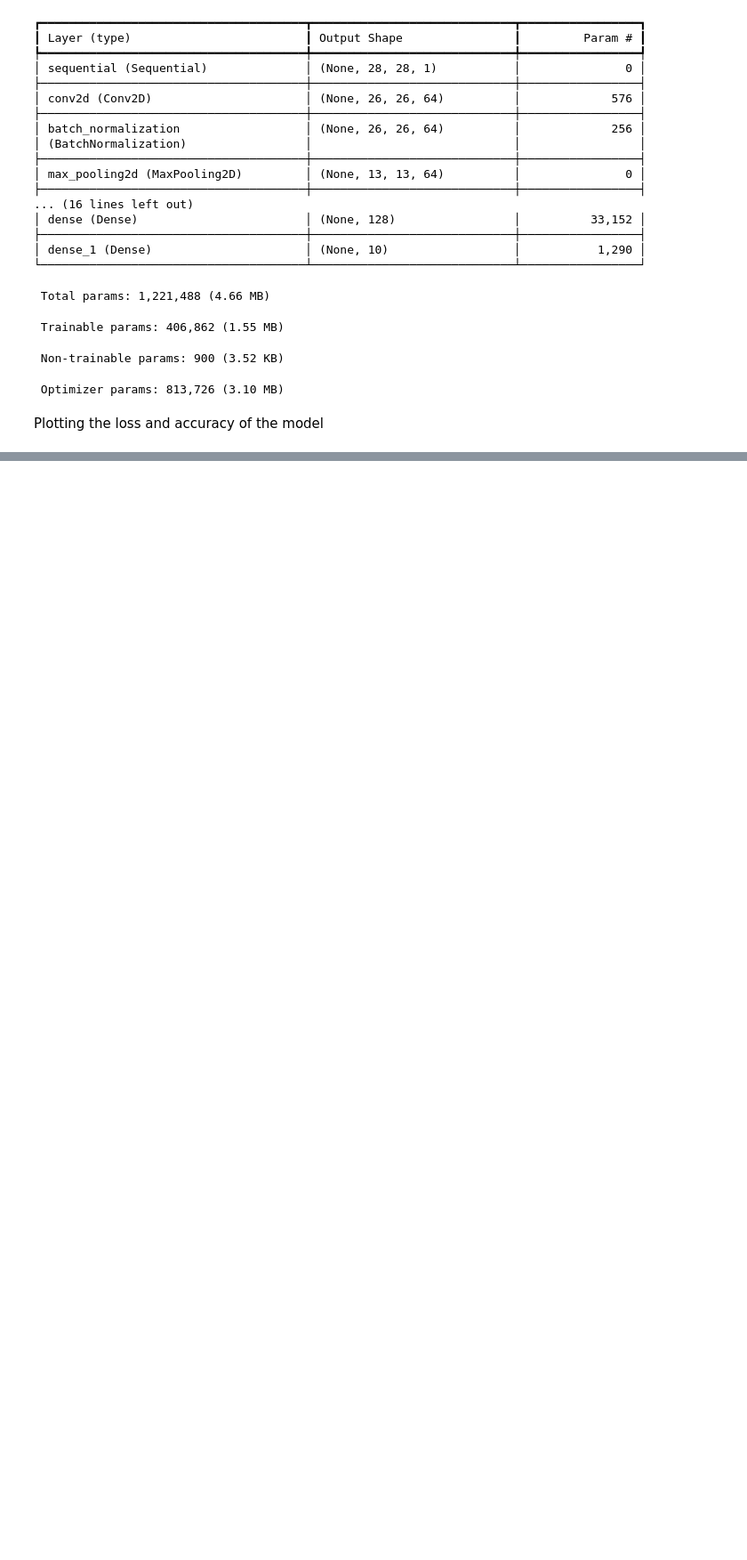
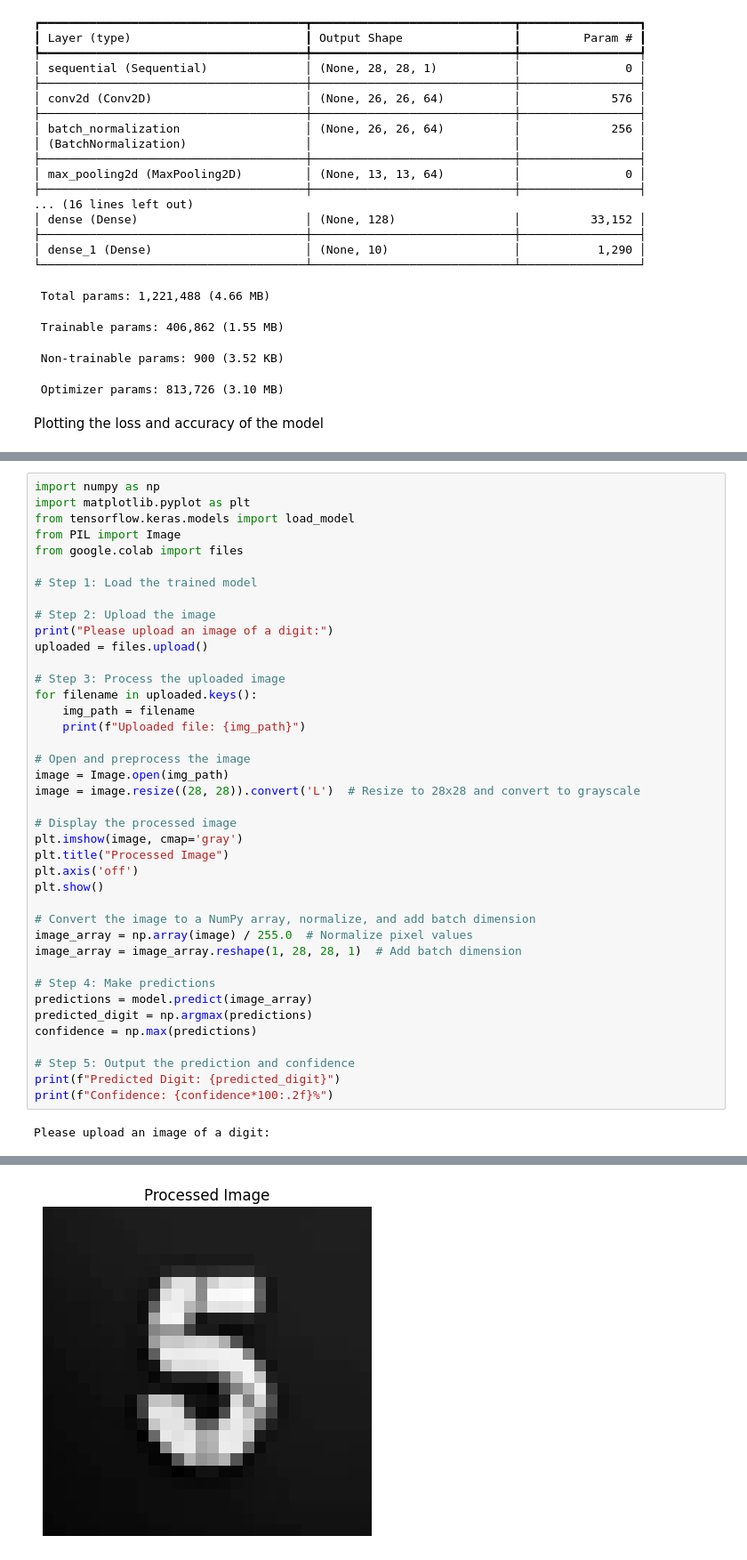
Before and after one commit to Carapet07/Data-Science-projects, a Jupyter notebook: HandwrittenDigitRecognition.ipynb, the cells around one changed output, grey strips where cells are left out. Shown at 89% size. Drawn from its saved outputs; the diff is of its cells as text; blank space fills up the shorter version.

```diff
--- a/HandwrittenDigitRecognition.ipynb
+++ b/HandwrittenDigitRecognition.ipynb
@@ -167,0 +168,42 @@ plt.show()
+# %%
+import numpy as np
+import matplotlib.pyplot as plt
+from tensorflow.keras.models import load_model
+from PIL import Image
+from google.colab import files
+
+# Step 1: Load the trained model
+
+# Step 2: Upload the image
+print("Please upload an image of a digit:")
+uploaded = files.upload()
+
+# Step 3: Process the uploaded image
+for filename in uploaded.keys():
+    img_path = filename
+    print(f"Uploaded file: {img_path}")
+
+# Open and preprocess the image
+image = Image.open(img_path)
+image = image.resize((28, 28)).convert('L')  # Resize to 28x28 and convert to grayscale
+
+# Display the processed image
+plt.imshow(image, cmap='gray')
+plt.title("Processed Image")
+plt.axis('off')
+plt.show()
+
+# Convert the image to a NumPy array, normalize, and add batch dimension
+image_array = np.array(image) / 255.0  # Normalize pixel values
+image_array = image_array.reshape(1, 28, 28, 1)  # Add batch dimension
+
+# Step 4: Make predictions
+predictions = model.predict(image_array)
+predicted_digit = np.argmax(predictions)
+confidence = np.max(predictions)
+
+# Step 5: Output the prediction and confidence
+print(f"Predicted Digit: {predicted_digit}")
+print(f"Confidence: {confidence*100:.2f}%")
+# %% [output]
+Please upload an image of a digit:
@@ -167,0 +213 @@ plt.show()
+[figure, added]
```
Also changed, not shown: parts of 5 cells of this notebook.
